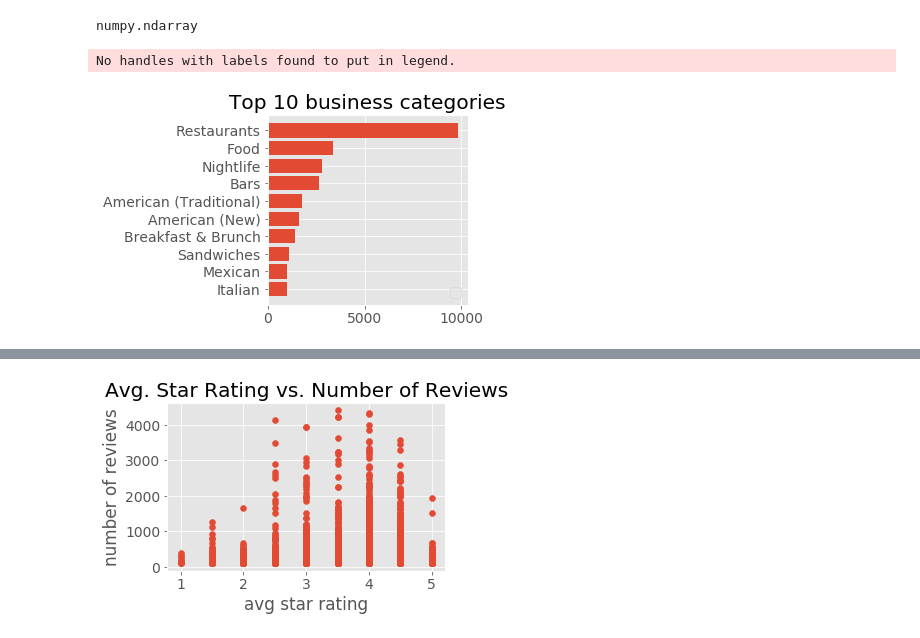
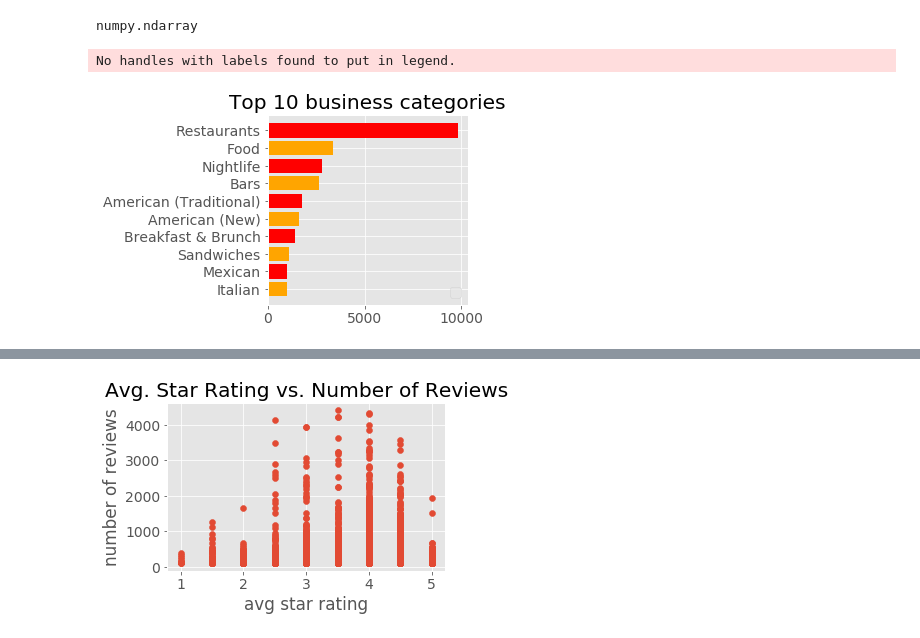
Before and after one commit to Laura-Kimble/Yelp-Reviews, a Jupyter notebook: notebooks/more_eda.ipynb, the cells around one changed output, grey strips where cells are left out. Cells and saved outputs as stored; diff of their text form; code cells hidden in the pictures.

Commit message:
plots

```diff
--- a/notebooks/more_eda.ipynb
+++ b/notebooks/more_eda.ipynb
@@ -203,9 +207,9 @@ type(data[0])
 # %% [output]
 numpy.ndarray
 # %%
-def plot_barh(x, y, title='', x_label='', y_label='', legend_label='', save=False):
+def plot_barh(x, y, title='', x_label='', y_label='', legend_label='', color='red', save=False):
     fig, ax = plt.subplots()
-    ax.barh(x, y)
+    ax.barh(x, y, color=color)
     ax.set_title(title)
     ax.set_xlabel(x_label)
     ax.set_ylabel(y_label)
@@ -217,8 +221,8 @@ def plot_barh(x, y, title='', x_label='', y_label='', legend_label='', save=Fals
 # %%
 x = category_counts['elem'][0:10]
 y = category_counts['count'][0:10]
 title = 'Top 10 business categories'
-plot_barh(x, y, title=title, save=True)
+plot_barh(x, y, title=title, color=['red', 'orange'], save=True)
 # %% [output]
 No handles with labels found to put in legend.
-[figure, old version]
+[figure, new version]
```
Also changed, not shown: parts of 12 cells of this notebook, 18 other files.
